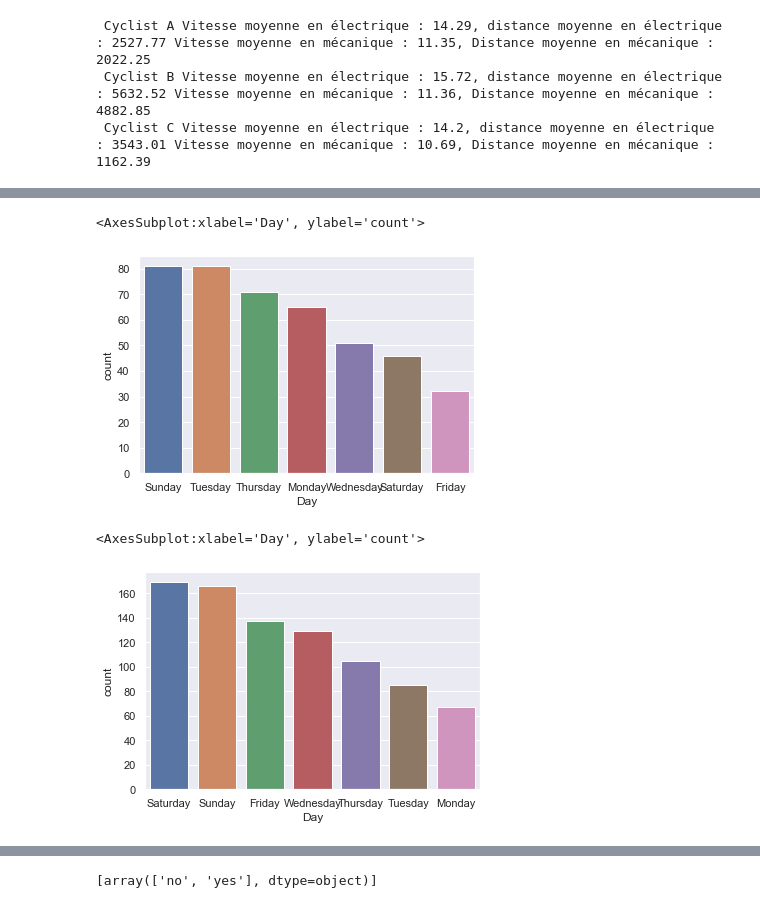
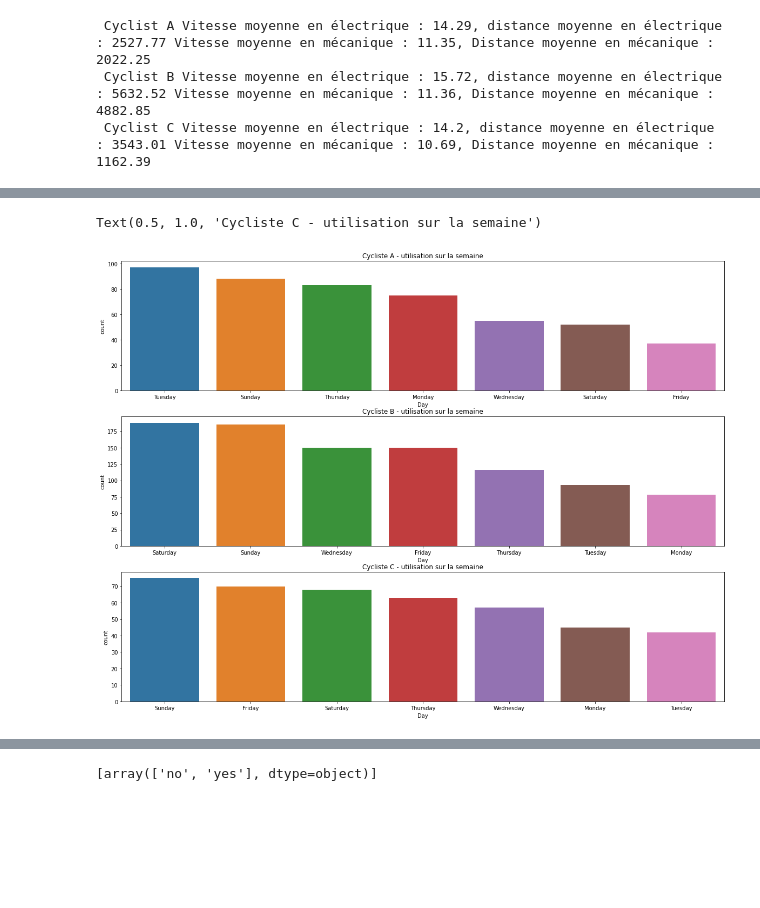
Before and after one commit to Anassidr/Velib_data_analysis, a Jupyter notebook: Velib_data_analysis.ipynb, the cells around one changed output, grey strips where cells are left out. Cells and saved outputs as stored; diff of their text form; code cells hidden in the pictures; blank space fills up the shorter version.

```diff
--- a/Velib_data_analysis.ipynb
+++ b/Velib_data_analysis.ipynb
@@ -302,9 +312,3 @@ for Cyclist in Cyclists:
  Cyclist A Vitesse moyenne en électrique : 14.29, distance moyenne en électrique : 2527.77 Vitesse moyenne en mécanique : 11.35, Distance moyenne en mécanique : 2022.25
  Cyclist B Vitesse moyenne en électrique : 15.72, distance moyenne en électrique : 5632.52 Vitesse moyenne en mécanique : 11.36, Distance moyenne en mécanique : 4882.85
  Cyclist C Vitesse moyenne en électrique : 14.2, distance moyenne en électrique : 3543.01 Vitesse moyenne en mécanique : 10.69, Distance moyenne en mécanique : 1162.39
-# %%
-cols = ['Distance','Carbon','avg_speed','Surcharge']
-
-sns.set()
-sns.pairplot(df_trajets[cols], size = 2.5)
-plt.show()
@@ -313,15 +315,19 @@ plt.show()
 # %%
-#Nous avons des tendances d'utilisation assez différentes sur les jours de la semaine, ce sera probablement un bon feature pour les prédictions
-df_CyclistA = df_trajets[df_trajets['Cyclist'] == 'Cyclist A']
-df_CyclistB = df_trajets[df_trajets['Cyclist'] == 'Cyclist B']
-df_CyclistC = df_trajets[df_trajets['Cyclist'] == 'Cyclist C']
+#Nous avons des tendances d'utilisation assez différentes sur les jours de la semaine, ce sera probablement une bonne variable pour les prédictions
+df_CyclistA = df[df['Cyclist'] == 'Cyclist A']
+df_CyclistB = df[df['Cyclist'] == 'Cyclist B']
+df_CyclistC = df[df['Cyclist'] == 'Cyclist C']
 
-sns.countplot(df_CyclistA['Day'], order =df_CyclistA['Day'].value_counts().index)
+f, (ax1, ax2, ax3) = plt.subplots(3,1, figsize =(20,15))
+
+sns.countplot(df_CyclistA['Day'], ax=ax1, order =df_CyclistA['Day'].value_counts().index)
+ax1.set_title('Cycliste A - utilisation sur la semaine')
+
+sns.countplot(df_CyclistB['Day'], ax=ax2, order =df_CyclistB['Day'].value_counts().index)
+ax2.set_title('Cycliste B - utilisation sur la semaine')
+
+sns.countplot(df_CyclistC['Day'], ax=ax3, order =df_CyclistC['Day'].value_counts().index)
+ax3.set_title('Cycliste C - utilisation sur la semaine')
 # %% [output]
-<AxesSubplot:xlabel='Day', ylabel='count'>
+Text(0.5, 1.0, 'Cycliste C - utilisation sur la semaine')
-[figure, old version]
+[figure, new version]
-# %%
-sns.countplot(df_CyclistB['Day'], order =df_CyclistB['Day'].value_counts().index)
-# %% [output]
-<AxesSubplot:xlabel='Day', ylabel='count'>
-[figure, removed]
```
Also changed, not shown: parts of 26 cells of this notebook.
